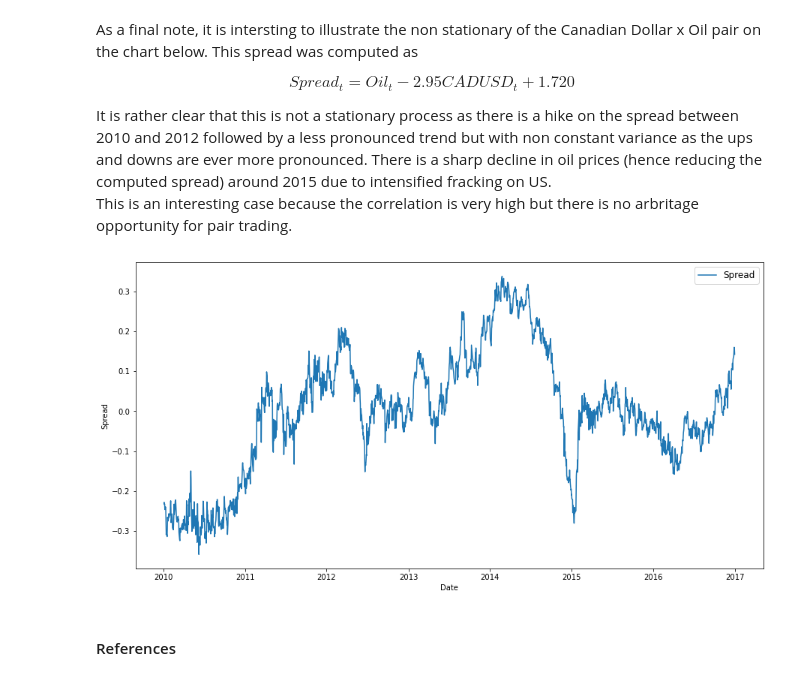
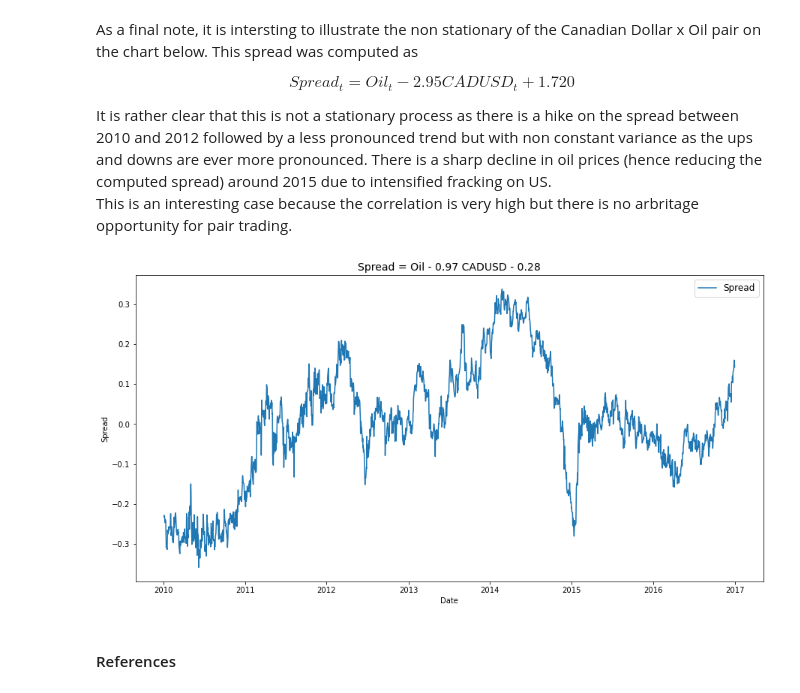
Before and after one commit to alexyspereira/Pairs_Trading, a Jupyter notebook: CQF_PairsTrading.ipynb, the cells around one changed output. Cells and saved outputs as stored; diff of their text form; code cells hidden in the pictures.

```diff
--- a/CQF_PairsTrading.ipynb
+++ b/CQF_PairsTrading.ipynb
@@ -735,5 +813,5 @@ eg.fit(train['CADUSD=X'],train['BZ=F'])
 # %% [markdown]
 **Table XX** shows the fitting of two linear regressions Canadian dollar as function of Oil prices and vice-versa (oil as function of Canadian Dollar). <br> Noticed that all coefficients are highly significant but this is not enough and in fact is spurious correlation.
 # %%
-eg.compare_ols
+eg.compare_ols.style.set_caption("Table 21: CADUSD and Oil OLS Regression Results").set_table_styles(styles)
 # %% [output]
@@ -746,4 +825,4 @@ eg.compare_ols
 Because we conclude from ADF Test that the series is not stationary **we cannot implement a long/short strategy based on pair trading since the spread is not mean-reverting and in fact has a direction.**
 # %%
-eg.compare_adf
+eg.compare_adf.style.set_caption("Table 22: CADUSD and Oil ADF Test Results").set_table_styles(styles)
 # %% [output]
@@ -761,3 +841,3 @@ eg.compare_adf
 # %%
-eg.ecm_results_table
+eg.ecm_results_table.style.set_caption("Table 23: Equation 1: Oil = CADUSD + Const Error Correction Model Results").set_table_styles(styles)
 # %% [output]
@@ -777,15 +858,14 @@ spread=eg.best_ols.residual.flatten()
 # %%
 
 fig= plt.figure(figsize=(15,7.5))
 plt.plot(train.Date, spread,label='Spread')
-# plt.plot(train.Date, ou_parameters['mue']*np.ones(shape=train.Date.shape),color='red',label=r"$\mu_e$")
-# plt.title(f"Spread = Gold Future - {coint_params[1]:.2f} JPY - {coint_params[0]:.2f}",fontsize=14)
+plt.title(f"Spread = Oil - {coint_params[1]:.2f} CADUSD - {coint_params[0]:.2f}",fontsize=14)
 plt.xlabel("Date")
 plt.ylabel("Spread")
 plt.legend(loc='best',fontsize=12)
 plt.show()
 # %% [output]
-[figure, old version]
+[figure, new version]
 # %% [markdown]
 #### References
 # %%
```
Also changed, not shown: parts of 36 cells of this notebook.
